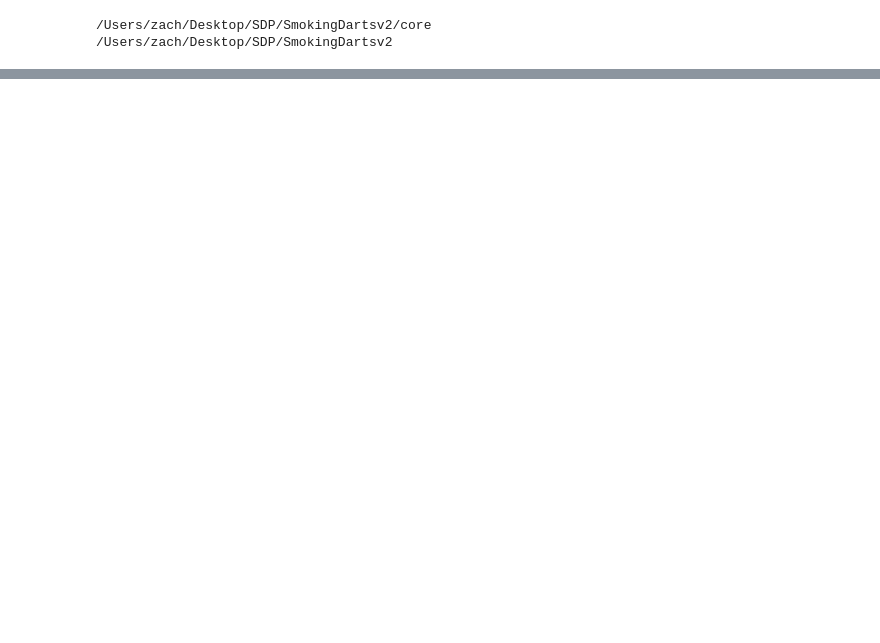
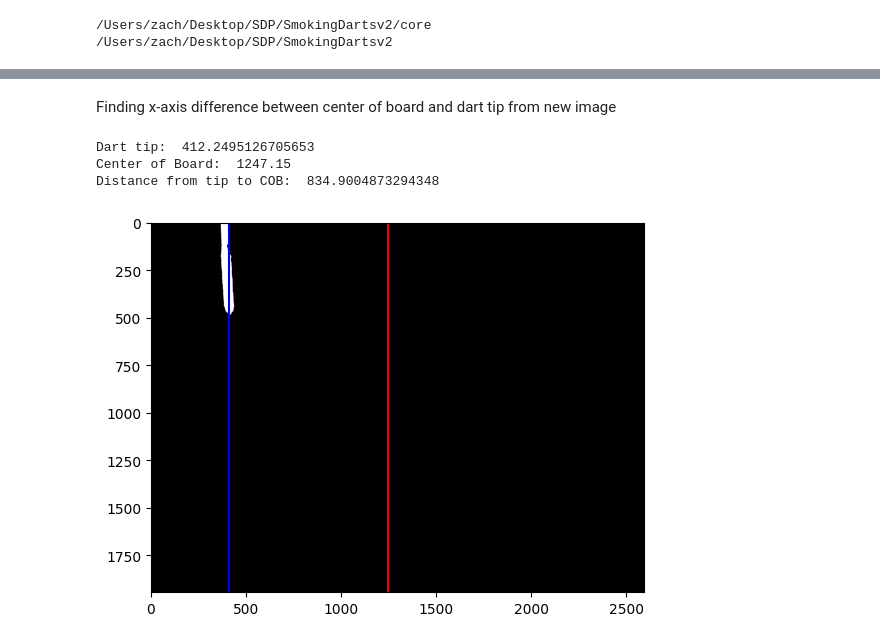
Before and after one commit to zkashef/SmokingDartsv2, a Jupyter notebook: core/never_surrender.ipynb, the cells around one changed output, grey strips where cells are left out. Drawn from its saved outputs; the diff is of its cells as text; code cells hidden in the pictures; blank space fills up the shorter version.

```diff
--- a/core/never_surrender.ipynb
+++ b/core/never_surrender.ipynb
@@ -59,0 +72,40 @@ coordinates:  1343.7974683544303 475.38607594936707
+# %% [markdown]
+Finding x-axis difference between center of board and dart tip from new image
+# %%
+# load and display image
+dart1 = cv2.imread(os.path.join(parent_dir, 'images', '22.jpg'))
+
+# dartboard image
+db = DartboardImage("x", dart1, last_img=nodart)
+diff1 = db.get_diff_to_last_img()
+# plt.imshow(diff1)
+# plt.show()
+
+# set bottom 3/4 of image to 0
+diff1[diff1.shape[0]//4:, :] = 0
+
+# opencv dilation
+kernel = np.ones((5,5),np.uint8)
+diff1 = cv2.dilate(diff1.astype('uint8'),kernel,iterations = 1)
+
+# opencv erosion
+kernel = np.ones((5,5),np.uint8)
+diff1 = cv2.erode(diff1.astype('uint8'),kernel,iterations = 1)
+
+# get the tip
+isolated_dart_tip = isolate_dart_tip(diff1)
+y_coordinate, x_coordinate = center_of_mass(isolated_dart_tip)
+print("Dart tip: ", x_coordinate)
+print("Center of Board: ", center_of_board)
+print("Distance from tip to COB: ", abs(x_coordinate - center_of_board))
+
+# show image diff
+plt.imshow(diff1, cmap='gray')
+plt.axvline(x=x_coordinate, color='b')
+plt.axvline(x=center_of_board, color='r')
+plt.show()
+# %% [output]
+Dart tip:  412.2495126705653
+Center of Board:  1247.15
+Distance from tip to COB:  834.9004873294348
+[figure, added]
```
Also changed, not shown: parts of 7 cells of this notebook, 17 other files.
